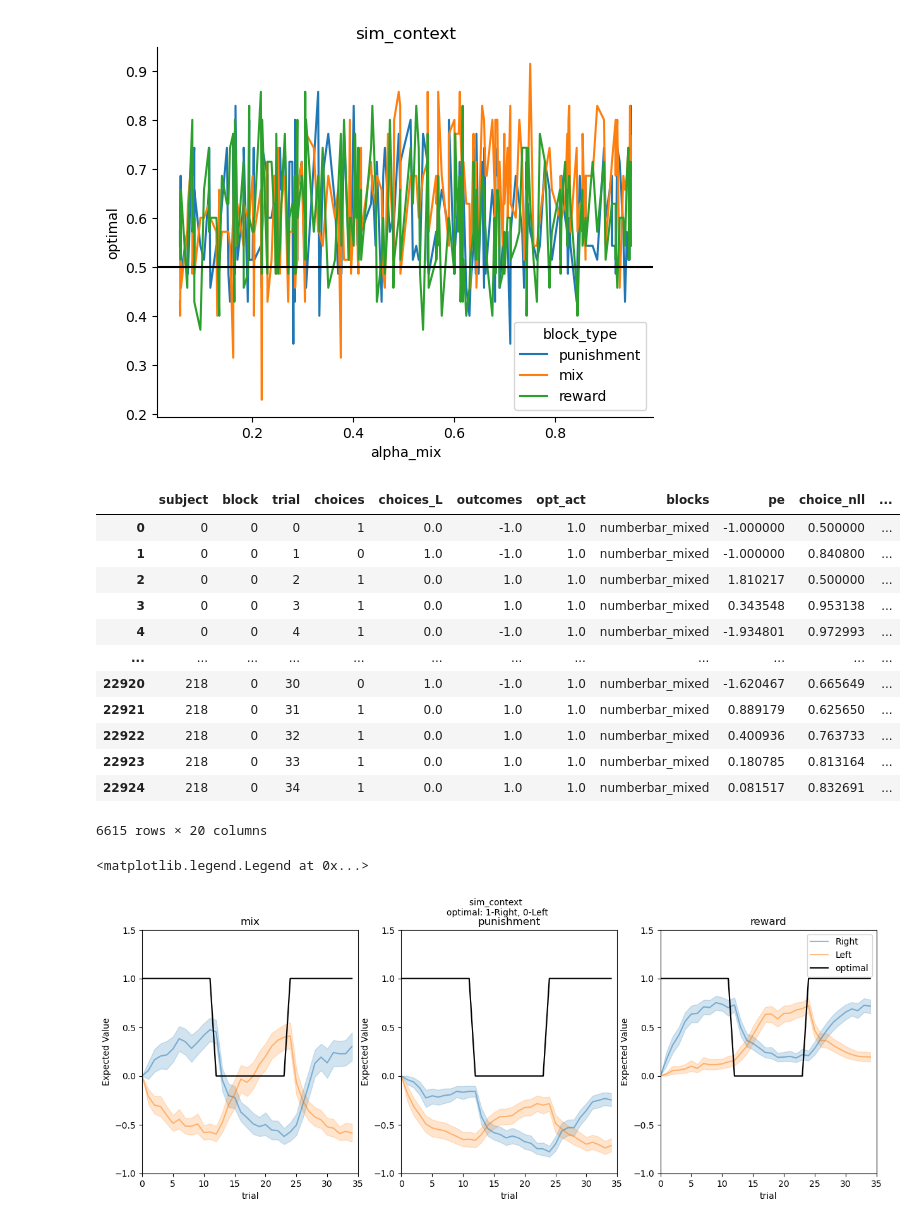
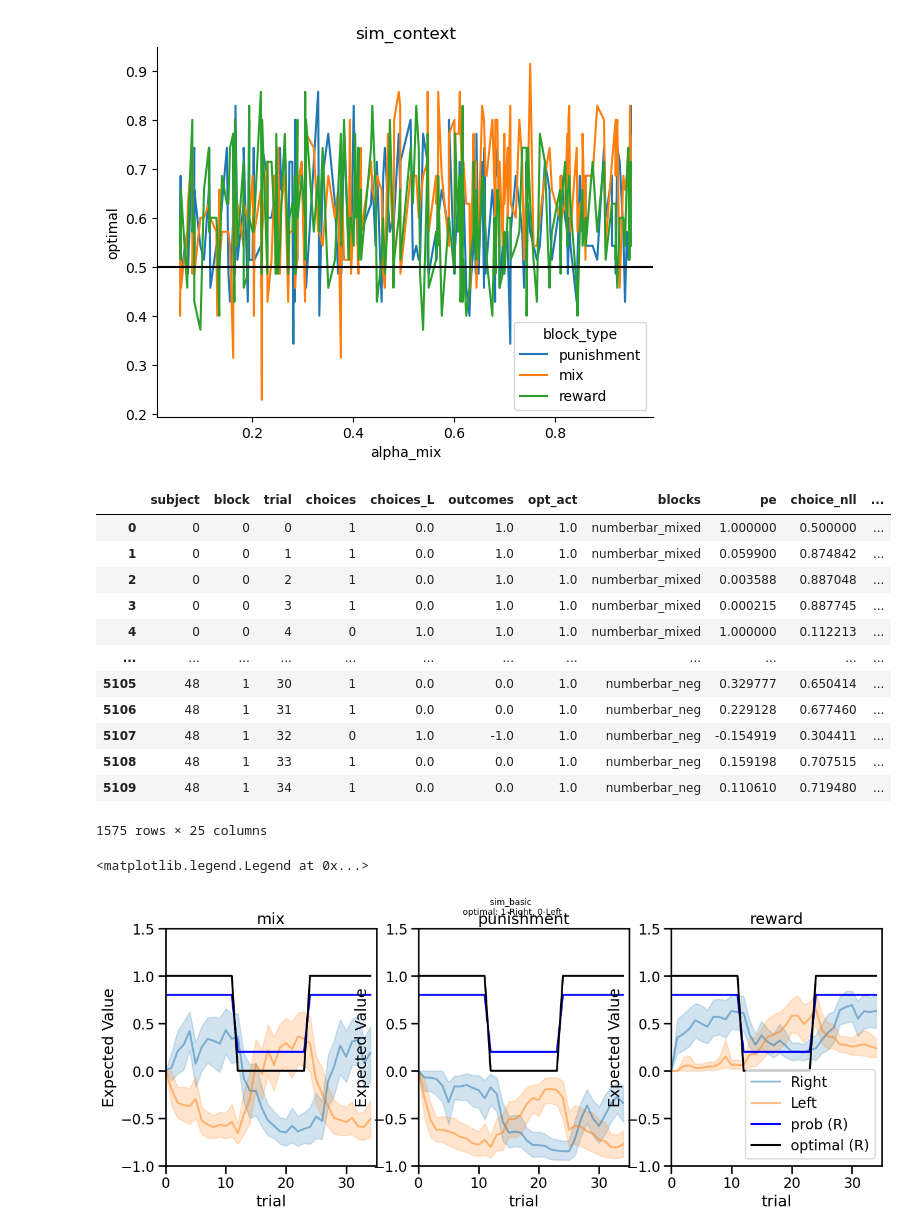
Before and after one commit to fuqixiu/pyEM, a Jupyter notebook: examples/RW_simulation.ipynb, the cells around one changed output. Drawn from its saved outputs; the diff is of its cells as text; code cells hidden in the pictures.

```diff
--- a/examples/RW_simulation.ipynb
+++ b/examples/RW_simulation.ipynb
@@ -184,7 +184,7 @@ plot_optimal_lr(sim_context, 'alpha_mix')
 [figure]
 # %%
 # Specific sequence to match
-mod_df = sim_context
+mod_df = sim_basic
 
 target_sequence = mod_df['opt_act'][0:35].to_list()
 grouped = mod_df.groupby(['subject', 'block'])
@@ -201,35 +201,38 @@ matching_reversal = grouped.filter(match_sequence)
 matching_reversal
 # %% [output]
 |  | subject | block | trial | choices | choices_L | outcomes | opt_act | blocks | pe | choice_nll | ... |
-| 0 | 0 | 0 | 0 | 1 | 0.0 | -1.0 | 1.0 | numberbar_mixed | -1.000000 | 0.500000 | ... |
-| 1 | 0 | 0 | 1 | 0 | 1.0 | -1.0 | 1.0 | numberbar_mixed | -1.000000 | 0.840800 | ... |
-| 2 | 0 | 0 | 2 | 1 | 0.0 | 1.0 | 1.0 | numberbar_mixed | 1.810217 | 0.500000 | ... |
-| 3 | 0 | 0 | 3 | 1 | 0.0 | 1.0 | 1.0 | numberbar_mixed | 0.343548 | 0.953138 | ... |
-| 4 | 0 | 0 | 4 | 1 | 0.0 | -1.0 | 1.0 | numberbar_mixed | -1.934801 | 0.972993 | ... |
+| 0 | 0 | 0 | 0 | 1 | 0.0 | 1.0 | 1.0 | numberbar_mixed | 1.000000 | 0.500000 | ... |
+| 1 | 0 | 0 | 1 | 1 | 0.0 | 1.0 | 1.0 | numberbar_mixed | 0.059900 | 0.874842 | ... |
+| 2 | 0 | 0 | 2 | 1 | 0.0 | 1.0 | 1.0 | numberbar_mixed | 0.003588 | 0.887048 | ... |
+| 3 | 0 | 0 | 3 | 1 | 0.0 | 1.0 | 1.0 | numberbar_mixed | 0.000215 | 0.887745 | ... |
+| 4 | 0 | 0 | 4 | 0 | 1.0 | 1.0 | 1.0 | numberbar_mixed | 1.000000 | 0.112213 | ... |
 | ... | ... | ... | ... | ... | ... | ... | ... | ... | ... | ... | ... |
-| 22920 | 218 | 0 | 30 | 0 | 1.0 | -1.0 | 1.0 | numberbar_mixed | -1.620467 | 0.665649 | ... |
-| 22921 | 218 | 0 | 31 | 1 | 0.0 | 1.0 | 1.0 | numberbar_mixed | 0.889179 | 0.625650 | ... |
-| 22922 | 218 | 0 | 32 | 1 | 0.0 | 1.0 | 1.0 | numberbar_mixed | 0.400936 | 0.763733 | ... |
-| 22923 | 218 | 0 | 33 | 1 | 0.0 | 1.0 | 1.0 | numberbar_mixed | 0.180785 | 0.813164 | ... |
-| 22924 | 218 | 0 | 34 | 1 | 0.0 | 1.0 | 1.0 | numberbar_mixed | 0.081517 | 0.832691 | ... |
+| 5105 | 48 | 1 | 30 | 1 | 0.0 | 0.0 | 1.0 | numberbar_neg | 0.329777 | 0.650414 | ... |
+| 5106 | 48 | 1 | 31 | 1 | 0.0 | 0.0 | 1.0 | numberbar_neg | 0.229128 | 0.677460 | ... |
+| 5107 | 48 | 1 | 32 | 0 | 1.0 | -1.0 | 1.0 | numberbar_neg | -0.154919 | 0.304411 | ... |
+| 5108 | 48 | 1 | 33 | 1 | 0.0 | 0.0 | 1.0 | numberbar_neg | 0.159198 | 0.707515 | ... |
+| 5109 | 48 | 1 | 34 | 1 | 0.0 | 0.0 | 1.0 | numberbar_neg | 0.110610 | 0.719480 | ... |
-6615 rows × 20 columns
+1575 rows × 25 columns
 # %%
 # make the above plot to loop through all blocks in subplots
-
 fig, ax = plt.subplots(1, 3, figsize=(15, 5))
 for i, b in enumerate(matching_reversal['block_type'].unique()):
     df_block = matching_reversal[matching_reversal.block_type == b]
     sns.lineplot(data=df_block, x='trial', y='ev_r', legend=False, alpha=0.5, label='Right', ax=ax[i])
     sns.lineplot(data=df_block, x='trial', y='ev_l', legend=False, alpha=0.5, label='Left', ax=ax[i])
-    sns.lineplot(data=df_block, x='trial', y='opt_act', legend=False, label='optimal', color='black', ax=ax[i])
+    sns.lineplot(data=df_block, x='trial', y='ch_prob_r', legend=False, label='prob (R)', color='blue', ax=ax[i])
+
+    # sns.scatterplot(data=df_block, x='trial', y='choices', marker='o', s=10, color='blue', ax=ax[i])
+
+    sns.lineplot(data=df_block, x='trial', y='opt_act', legend=False, label='optimal (R)', color='black', ax=ax[i])
     ax[i].set_ylabel('Expected Value')
     ax[i].set_title(b)
     ax[i].set_ylim(-1, 1.5)
     ax[i].set_xlim(0, 35)
 
 mod_name = matching_reversal['model'][0]
 plt.suptitle(f'{mod_name} \noptimal: 1-Right, 0-Left', fontsize=10)
 plt.legend()
 # %% [output]
 <matplotlib.legend.Legend at 0x...>
-[figure, old version]
+[figure, new version]
```
Also changed, not shown: parts of 8 cells of this notebook, 2 other files.
